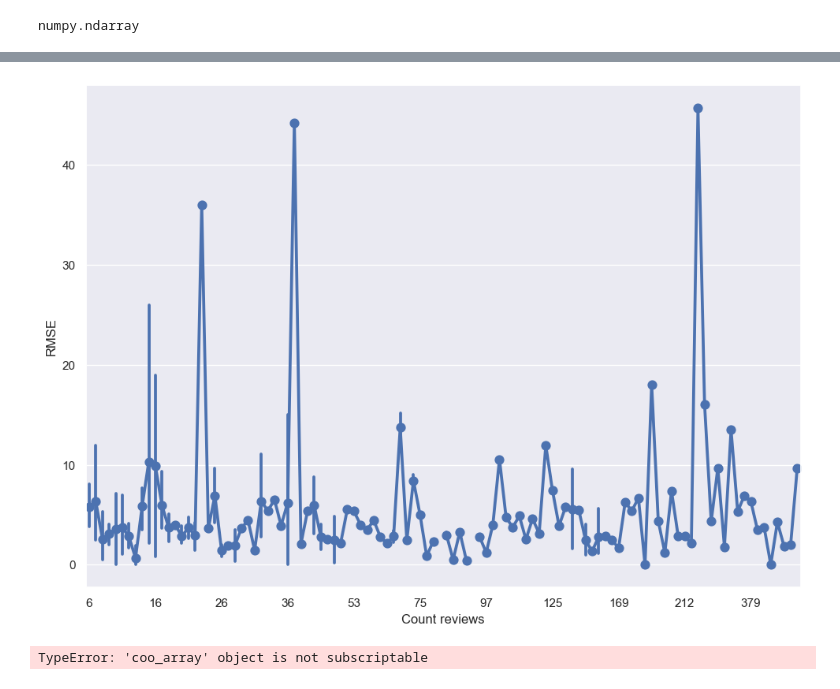
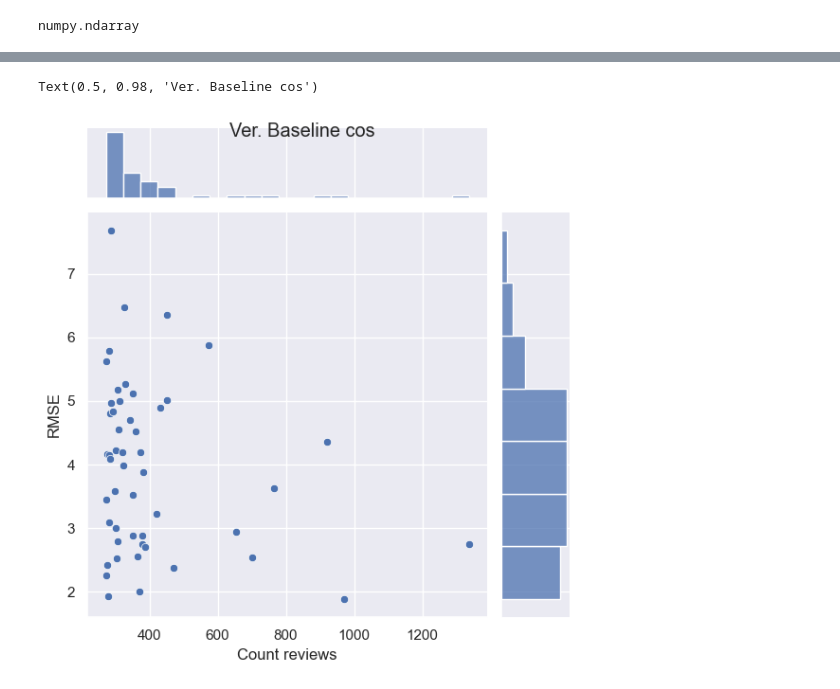
Before and after one commit to Franciline/Recommendation_system, a Jupyter notebook: cos_rmse_eval.ipynb, the cells around one changed output, grey strips where cells are left out. Drawn from its saved outputs; the diff is of its cells as text; code cells hidden in the pictures.

Commit message:
cos rmse notebook

```diff
--- a/cos_rmse_eval.ipynb
+++ b/cos_rmse_eval.ipynb
@@ -36,9 +37,7 @@ type(similarity_matrix)
 numpy.ndarray
 # %%
 calc_RMSE_cos_vector = np.vectorize(calc_RMSE_cos, excluded=["matrix_ratings", "mask_ratings", "similarity_matrix"])
-users_count = rev_filter[["User id", "Game id"]].groupby("User id", as_index=True).count().head(300)
-users = users_table_assoc[users_table_assoc.isin(users.index)].index.to_numpy()
-
-vectorized_func = np.vectorize(calc_RMSE_cos, excluded=['matrix_ratings', 'mask_ratings', 'similarity_matrix'])
-result = vectorized_func(users, matrix_ratings=matrix_ratings, mask_ratings=mask_ratings, similarity_matrix=similarity_matrix)
+users_count = rev_filter[["User id", "Game id"]].groupby("User id", as_index=True).count().sort_values(by="Game id", ascending=False).head(50)
+users = users_table_assoc[users_table_assoc.isin(users_count.index)].index.to_numpy()
+users_count
 # %% [output]
@@ -46,4 +62,9 @@ AttributeError: 'numpy.ndarray' object has no attribute 'index'
+# %%
+users = np.array([0])
+vect_rmse = np.vectorize(calc_RMSE_cos, excluded=['matrix_ratings', 'mask_ratings', 'similarity_matrix'])
+result = vect_rmse(users, matrix_ratings=matrix_ratings, mask_ratings=mask_ratings, similarity_matrix=similarity_matrix)
 # %%
-rmse_users = pd.DataFrame(zip(users, result), columns=["User id", "RMSE"]).merge(users_count, on ="User id")
+rmse_users = pd.DataFrame(zip(users_table_assoc[users], result), columns=["User id", "RMSE"]).merge(users_count, on ="User id")
 rmse_users.columns = ["User id", "RMSE", "Count reviews"]
 rmse_users.sort_values(by="Count reviews", inplace=True)
+rmse_users
@@ -50,16 +89,13 @@ rmse_users.sort_values(by="Count reviews", inplace=True)
 # %%
-#sns.set_theme(rc={'figure.figsize':(11.7,8.27)})
+sns.set_theme(rc={'figure.figsize':(11.7,8.27)})
 n_ticks = 5  # Number of ticks you want to show
-ax = sns.pointplot(data=rmse_users, y="RMSE", x="Count reviews")
-
-for ind, label in enumerate(ax.get_xticklabels()):
-    if ind % 10 == 0:  # every 10th label is kept
-        label.set_visible(True)
-    else:
-        label.set_visible(False)
+ax = sns.jointplot(data=rmse_users, y="RMSE", x="Count reviews")
+ax.figure.suptitle("Ver. Baseline cos")
+# for ind, label in enumerate(ax.get_xticklabels()):
+#     if ind % 10 == 0:  # every 10th label is kept
+#         label.set_visible(True)
+#     else:
+#         label.set_visible(False)
 # %% [output]
+Text(0.5, 0.98, 'Ver. Baseline cos')
-[figure, old version]
+[figure, new version]
-# %%
-matrix_ratings.todok()[0][4, 5]
-# %% [output]
-TypeError: 'coo_array' object is not subscriptable
```
Also changed, not shown: parts of 3 cells of this notebook.
